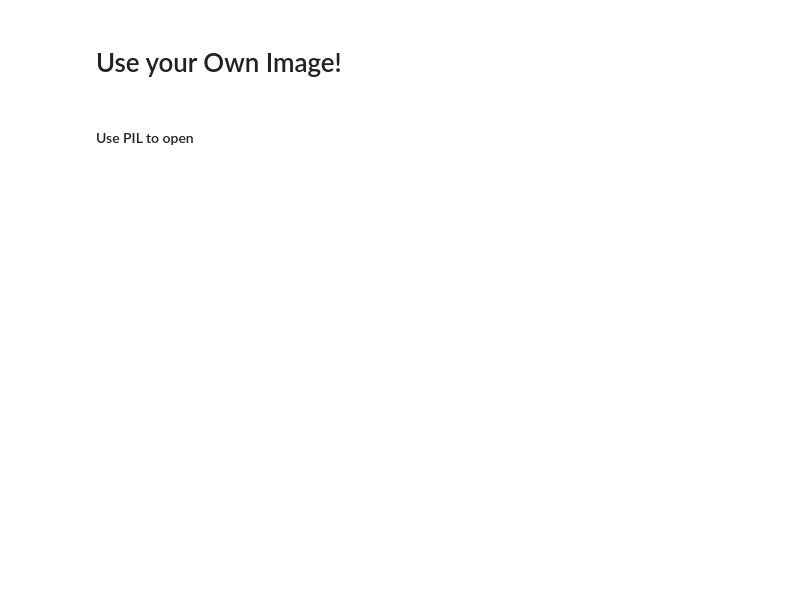
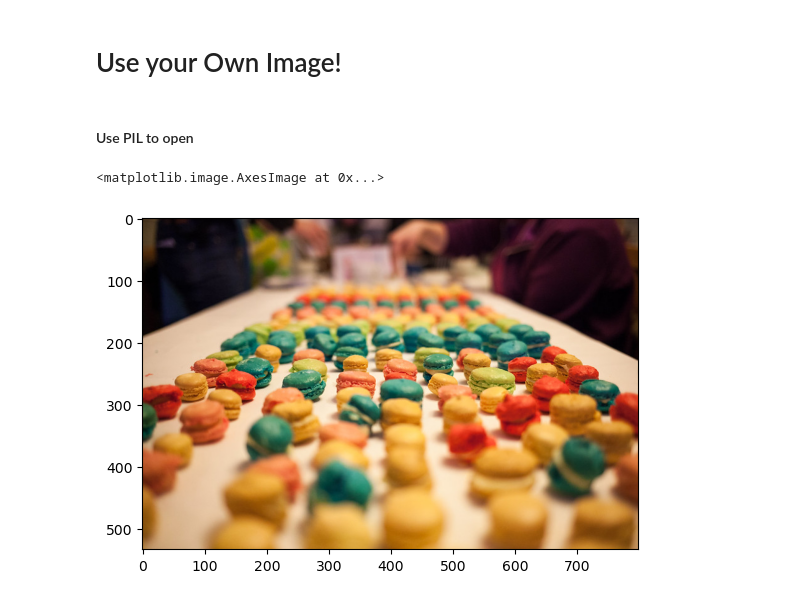
Before and after one commit to ArieKnoester/numpy-intro-jupyter-notebook, a Jupyter notebook: Computation_with_NumPy_and_N_Dimensional_Arrays.ipynb, the cells around one changed output. Saved outputs shown, nothing was run; the diff lists cells and outputs as text; code cells hidden in the pictures; blank space fills up the shorter version.

```diff
--- a/Computation_with_NumPy_and_N_Dimensional_Arrays.ipynb
+++ b/Computation_with_NumPy_and_N_Dimensional_Arrays.ipynb
@@ -422,3 +442,11 @@ plt.imshow(grey_img, cmap='grey')
 file_name = 'yummy_macarons.jpg'
 # %% [markdown]
 #### Use PIL to open
+# %%
+macarons_img = Image.open(file_name)
+macarons_img_array = np.array(macarons_img)
+# %%
+plt.imshow(macarons_img_array)
+# %% [output]
+<matplotlib.image.AxesImage at 0x...>
+[figure, added]
```
Also changed, not shown: parts of 7 cells of this notebook.
